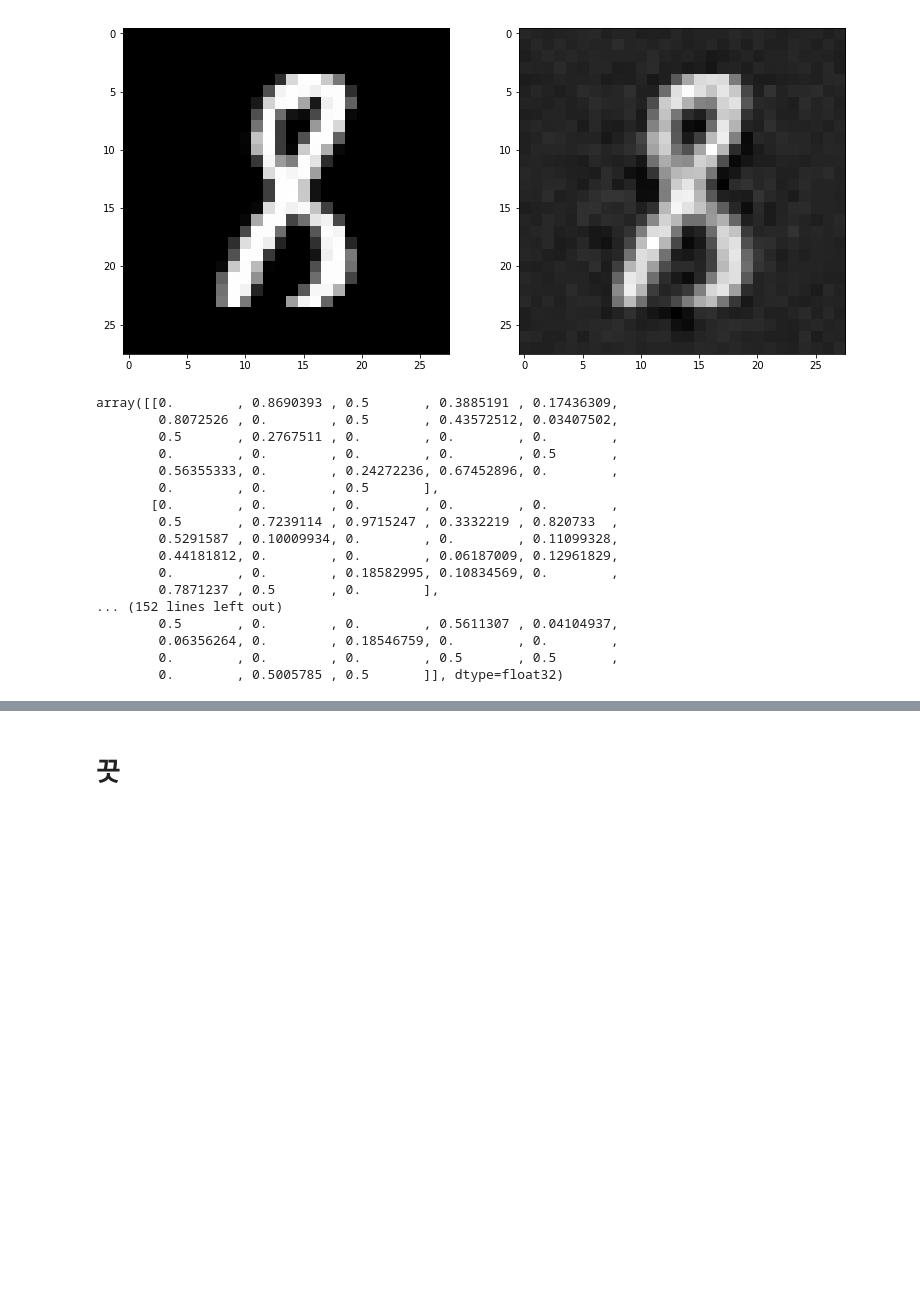
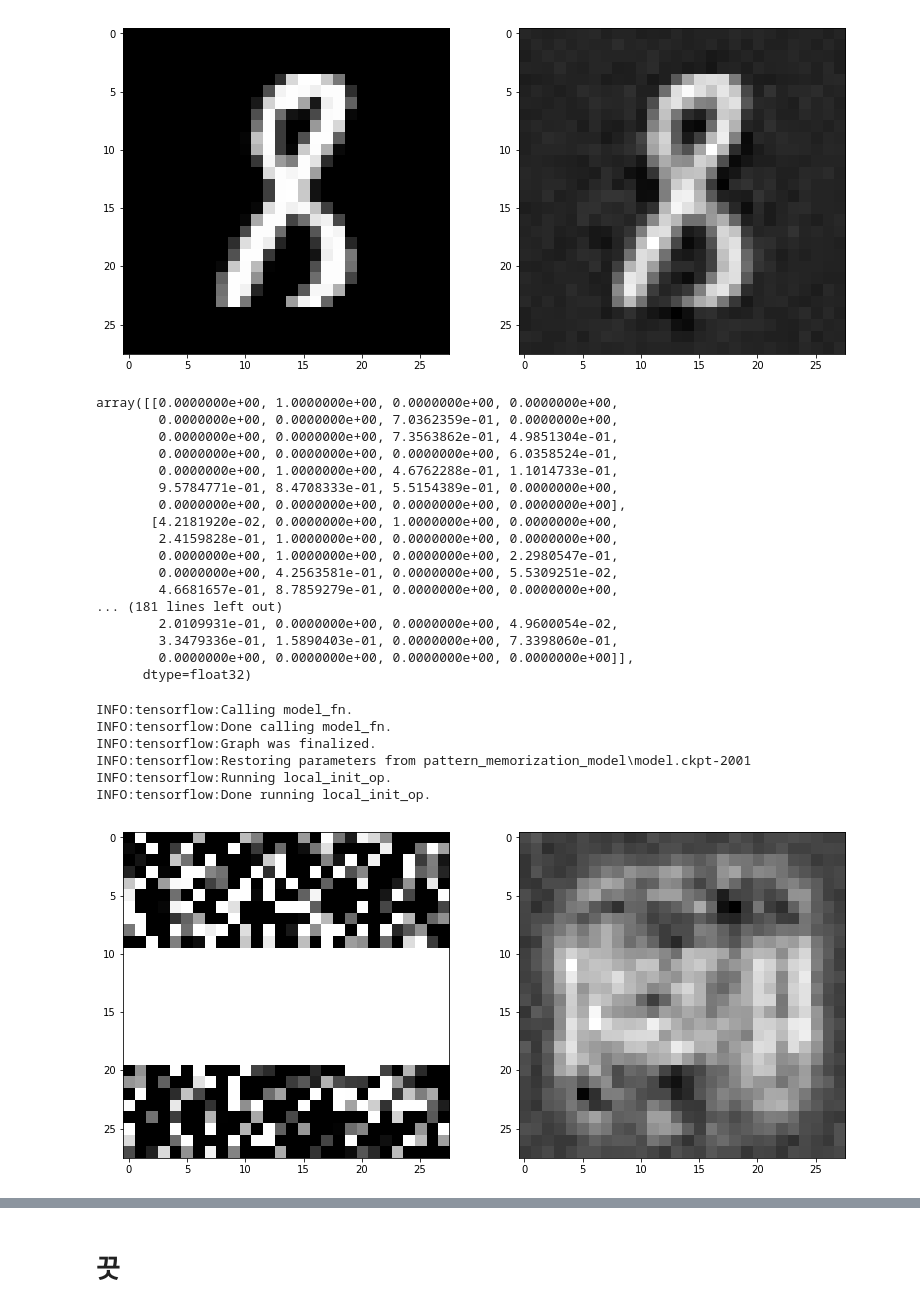
Before and after one commit to jongukim/notebooks-deep-learning, a Jupyter notebook: Pattern Memorization.ipynb, the cells around one changed output, grey strips where cells are left out. Saved outputs shown, nothing was run; the diff lists cells and outputs as text; code cells hidden in the pictures; blank space fills up the shorter version.

```diff
--- a/Pattern Memorization.ipynb
+++ b/Pattern Memorization.ipynb
@@ -115,28 +115,45 @@ for i in range(3):
 [figure]
 [figure]
 # %%
-test_image = np.random.randn(28, 28).astype(np.float32)
+test_image = np.random.randn(1, 28, 28).astype(np.float32)
 test_image[test_image < 0] = 0
-test_image[test_image > 1] = 0.5
+test_image[test_image > 1] = 1.0
 for i in range(10, 20):
     for j in range(28):
-        test_image[i][j] = 1.0
-test_image
+        test_image[0][i][j] = 1.0
+test_image[0]
 # %% [output]
-array([[0.        , 0.8690393 , 0.5       , 0.3885191 , 0.17436309,
-        0.8072526 , 0.        , 0.5       , 0.43572512, 0.03407502,
-        0.5       , 0.2767511 , 0.        , 0.        , 0.        ,
-        0.        , 0.        , 0.        , 0.        , 0.5       ,
-        0.56355333, 0.        , 0.24272236, 0.67452896, 0.        ,
-        0.        , 0.        , 0.5       ],
-       [0.        , 0.        , 0.        , 0.        , 0.        ,
-        0.5       , 0.7239114 , 0.9715247 , 0.3332219 , 0.820733  ,
-        0.5291587 , 0.10009934, 0.        , 0.        , 0.11099328,
-        0.44181812, 0.        , 0.        , 0.06187009, 0.12961829,
-        0.        , 0.        , 0.18582995, 0.10834569, 0.        ,
-        0.7871237 , 0.5       , 0.        ],
-... (152 lines left out)
-        0.5       , 0.        , 0.        , 0.5611307 , 0.04104937,
-        0.06356264, 0.        , 0.18546759, 0.        , 0.        ,
-        0.        , 0.        , 0.        , 0.5       , 0.5       ,
-        0.        , 0.5005785 , 0.5       ]], dtype=float32)
+array([[0.0000000e+00, 1.0000000e+00, 0.0000000e+00, 0.0000000e+00,
+        0.0000000e+00, 0.0000000e+00, 7.0362359e-01, 0.0000000e+00,
+        0.0000000e+00, 0.0000000e+00, 7.3563862e-01, 4.9851304e-01,
+        0.0000000e+00, 0.0000000e+00, 0.0000000e+00, 6.0358524e-01,
+        0.0000000e+00, 1.0000000e+00, 4.6762288e-01, 1.1014733e-01,
+        9.5784771e-01, 8.4708333e-01, 5.5154389e-01, 0.0000000e+00,
+        0.0000000e+00, 0.0000000e+00, 0.0000000e+00, 0.0000000e+00],
+       [4.2181920e-02, 0.0000000e+00, 1.0000000e+00, 0.0000000e+00,
+        2.4159828e-01, 1.0000000e+00, 0.0000000e+00, 0.0000000e+00,
+        0.0000000e+00, 1.0000000e+00, 0.0000000e+00, 2.2980547e-01,
+        0.0000000e+00, 4.2563581e-01, 0.0000000e+00, 5.5309251e-02,
+        4.6681657e-01, 8.7859279e-01, 0.0000000e+00, 0.0000000e+00,
+... (181 lines left out)
+        2.0109931e-01, 0.0000000e+00, 0.0000000e+00, 4.9600054e-02,
+        3.3479336e-01, 1.5890403e-01, 0.0000000e+00, 7.3398060e-01,
+        0.0000000e+00, 0.0000000e+00, 0.0000000e+00, 0.0000000e+00]],
+      dtype=float32)
+# %%
+input_fn = tf.estimator.inputs.numpy_input_fn(x={'x': test_image}, shuffle=False)
+pred = list(est.predict(input_fn))
+
+plt.subplot(1, 2, 1)
+plt.imshow(np.reshape(test_image, [28, 28]), cmap='gray')
+plt.subplot(1, 2, 2)
+plt.imshow(np.reshape(pred[0], [28, 28]), cmap='gray')
+plt.show()
+# %% [output]
+INFO:tensorflow:Calling model_fn.
+INFO:tensorflow:Done calling model_fn.
+INFO:tensorflow:Graph was finalized.
+INFO:tensorflow:Restoring parameters from pattern_memorization_model\model.ckpt-2001
+INFO:tensorflow:Running local_init_op.
+INFO:tensorflow:Done running local_init_op.
+[figure, added]
```
Also changed, not shown: parts of 3 cells of this notebook.
